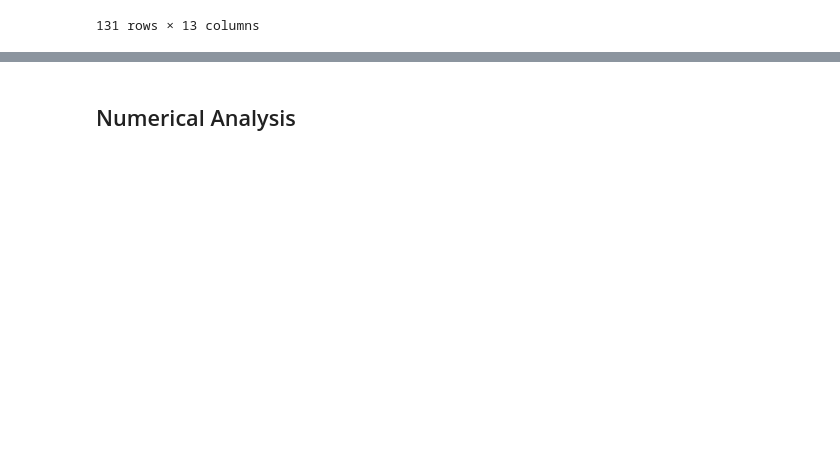
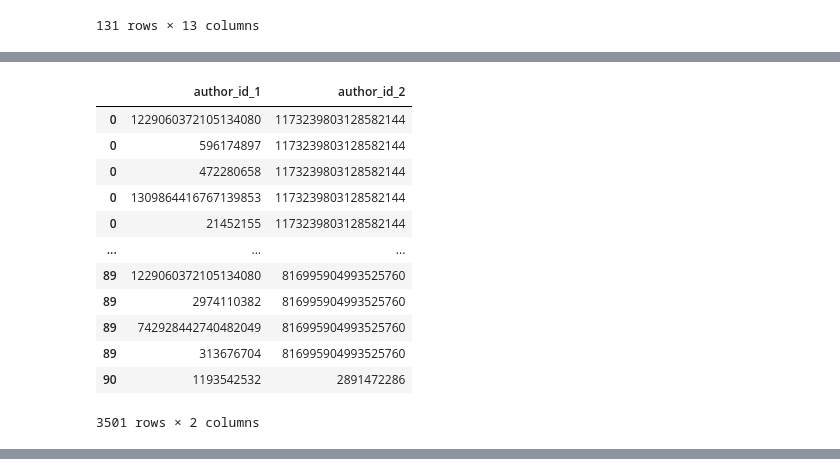
Before and after one commit to WDaugherty/Dominion_Voting_Analysis, a Jupyter notebook: data_processing.ipynb, the cells around one changed output, grey strips where cells are left out. Saved outputs shown, nothing was run; the diff lists cells and outputs as text; code cells hidden in the pictures; blank space fills up the shorter version.

```diff
--- a/v1_project.ipynb
+++ b/data_processing.ipynb
@@ -436,3 +470,21 @@ tweet_done
+# %%
+tweet_done = tweet_df.join(user_df, lsuffix="_1", rsuffix="_2")
+# %%
+tweet_done[['author_id_1', 'author_id_2']]
+# %% [output]
+|  | author_id_1 | author_id_2 |
+| 0 | 1229060372105134080 | 1173239803128582144 |
+| 0 | 596174897 | 1173239803128582144 |
+| 0 | 472280658 | 1173239803128582144 |
+| 0 | 1309864416767139853 | 1173239803128582144 |
+| 0 | 21452155 | 1173239803128582144 |
+| ... | ... | ... |
+| 89 | 1229060372105134080 | 816995904993525760 |
+| 89 | 2974110382 | 816995904993525760 |
+| 89 | 742928442740482049 | 816995904993525760 |
+| 89 | 313676704 | 816995904993525760 |
+| 90 | 1193542532 | 2891472286 |
+3501 rows × 2 columns
 # %%
 tweet_done.to_csv('twitter_df.csv')
 # %%
@@ -451,5 +503,3 @@ overall_df
 | 89 | 313676704 | 1327355781998645253 | 2020-11-13T21:00:54.000Z | [1327355781998645253] | 1327355781998645253 | ... |
 | 90 | 1193542532 | 1324918008070987777 | 2020-11-07T03:34:03.000Z | [1324918008070987777] | 1324918008070987777 | ... |
 3501 rows × 37 columns
-# %% [markdown]
-## Numerical Analysis
```
Also changed, not shown: parts of 5 cells of this notebook, 3 other files.
